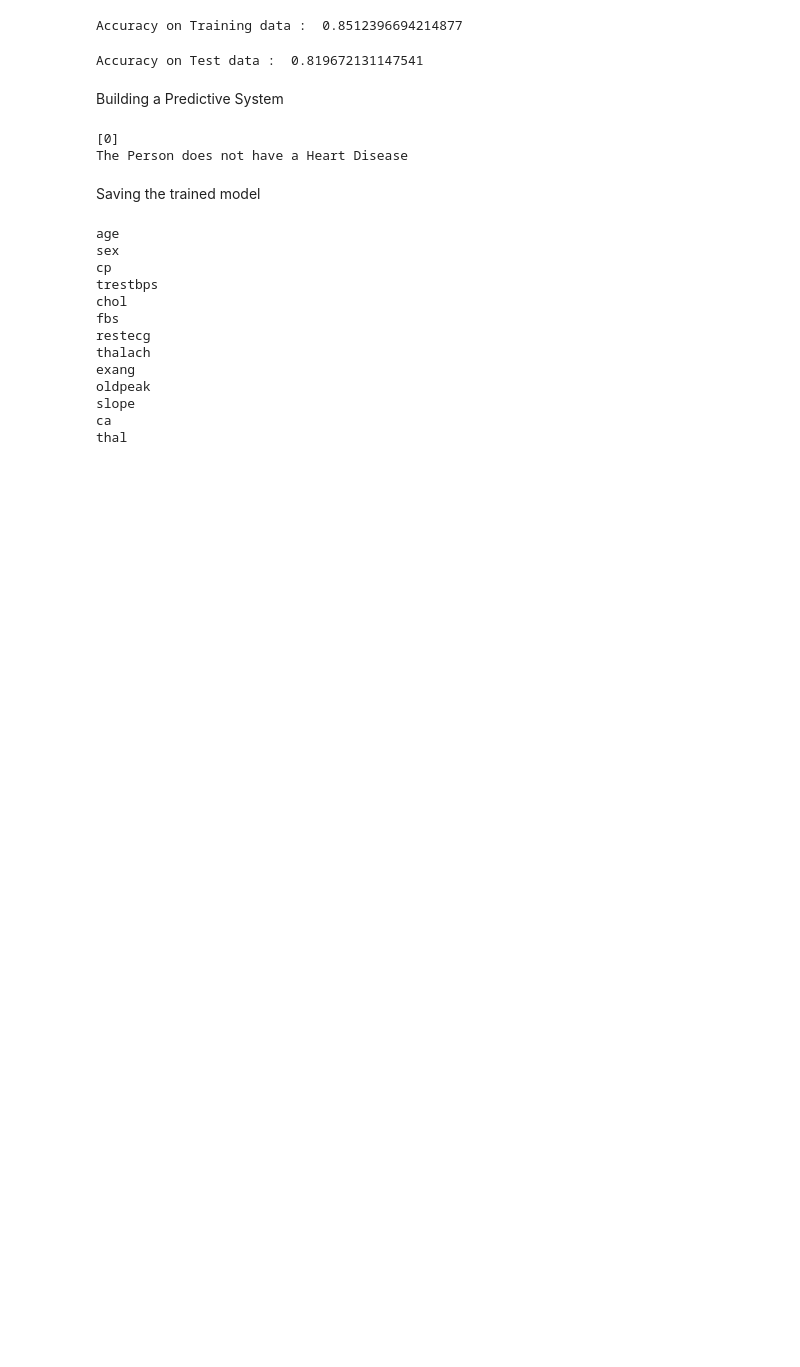
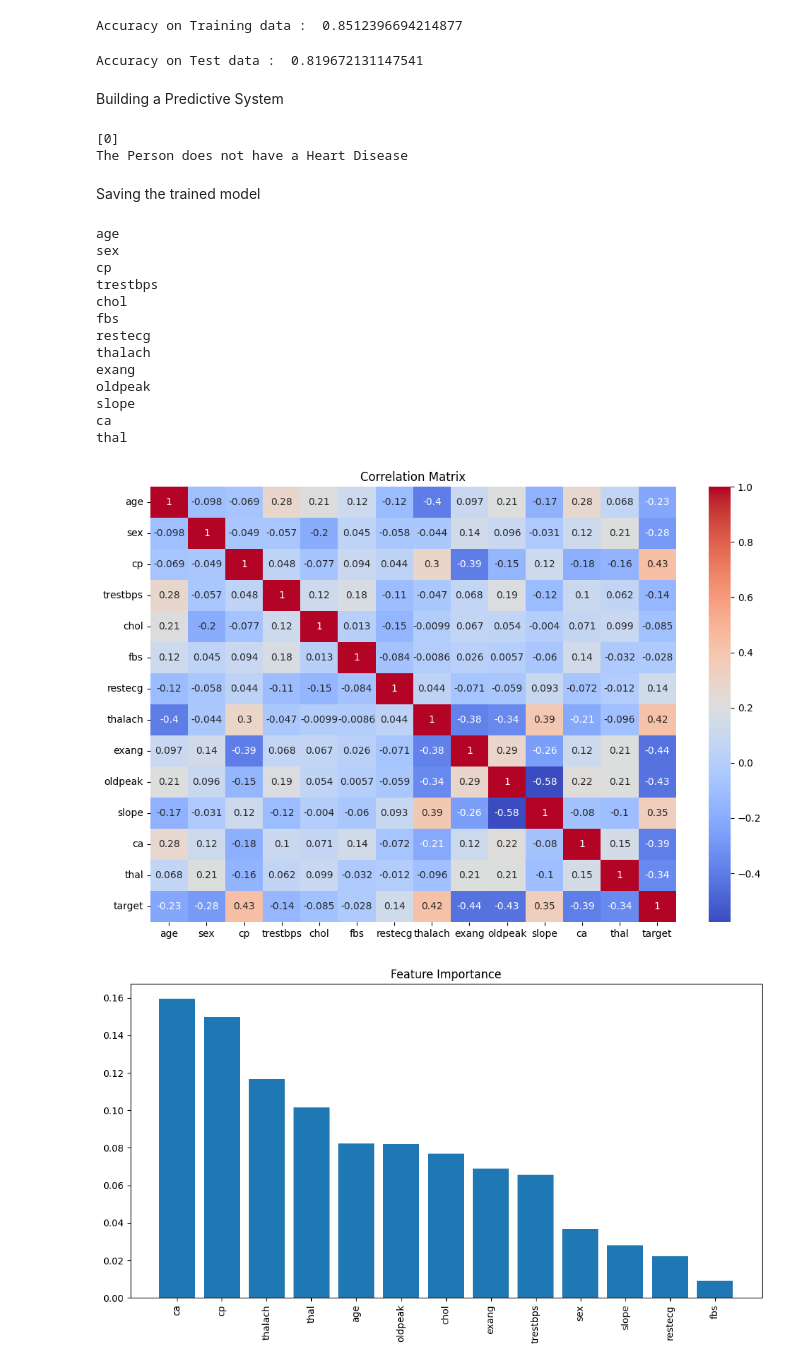
Before and after one commit to aryannpanchal/multiple-disease-prognosis-using-machine-learning, a Jupyter notebook: colab_files_to_train_models/Multiple disease prediction system - heart.ipynb, the cells around one changed output. Saved outputs shown, nothing was run; the diff lists cells and outputs as text; code cells hidden in the pictures; blank space fills up the shorter version.

```diff
--- a/colab_files_to_train_models/Multiple disease prediction system - heart.ipynb
+++ b/colab_files_to_train_models/Multiple disease prediction system - heart.ipynb
@@ -235,3 +235,39 @@ oldpeak
 slope
 ca
 thal
+# %%
+import seaborn as sns
+import matplotlib.pyplot as plt
+diabetes_dataset = pd.read_csv('../dataset/heart.csv')
+
+
+plt.figure(figsize=(12, 8))
+sns.heatmap(heart_data.corr(), annot=True, cmap='coolwarm')
+plt.title('Correlation Matrix')
+plt.show()
+
+from sklearn.ensemble import RandomForestClassifier
+import matplotlib.pyplot as plt
+
+# Train a Random Forest Classifier
+model = RandomForestClassifier(random_state=2)
+model.fit(X_train, Y_train)
+
+# Get feature importances
+feature_importances = model.feature_importances_
+
+# Sort feature importances in descending order
+indices = np.argsort(feature_importances)[::-1]
+
+# Rearrange feature names so they match the sorted feature importances
+names = [X.columns[i] for i in indices]
+
+# Create plot
+plt.figure(figsize=(12, 6))
+plt.bar(range(X.shape[1]), feature_importances[indices])
+plt.xticks(range(X.shape[1]), names, rotation=90)
+plt.title("Feature Importance")
+plt.show()
+# %% [output]
+[figure, added]
+[figure, added]
```
Also changed, not shown: 4 other files.
